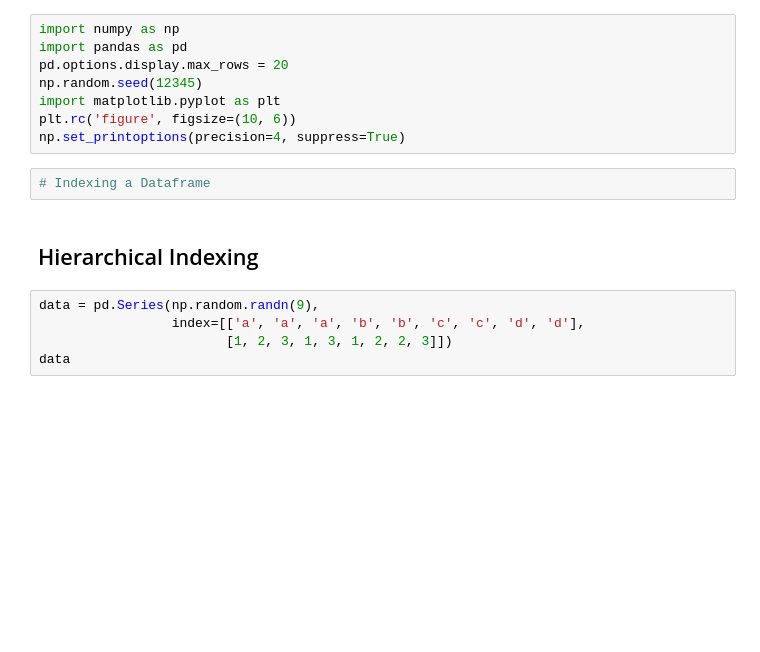
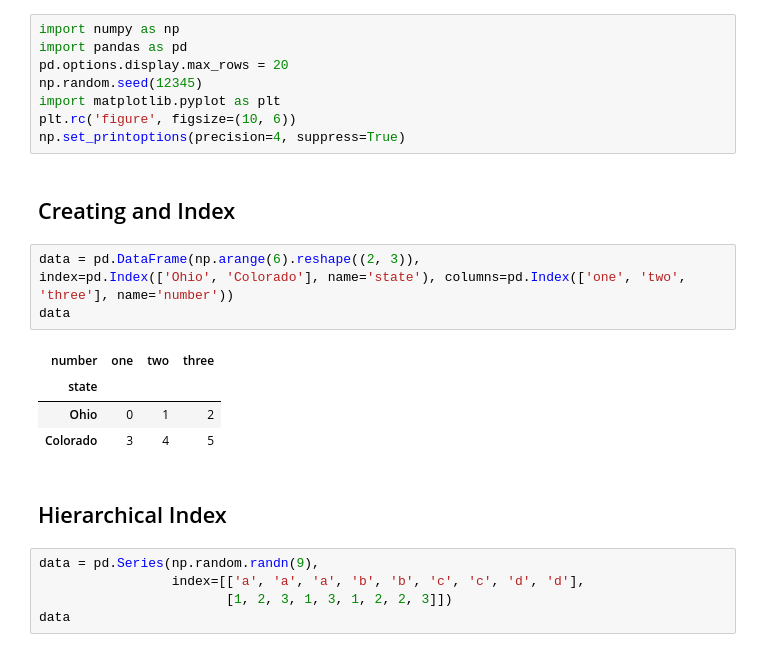
Before and after one commit to chalendony/wrangle, a Jupyter notebook: 3.Data_Wrangling_Reshaping.ipynb, the cells around one changed output. Drawn from its saved outputs; the diff is of its cells as text; blank space fills up the shorter version.

```diff
--- a/3.Data_Wrangling_Reshaping.ipynb
+++ b/3.Data_Wrangling_Reshaping.ipynb
@@ -8,10 +14,19 @@ np.random.seed(12345)
 import matplotlib.pyplot as plt
 plt.rc('figure', figsize=(10, 6))
 np.set_printoptions(precision=4, suppress=True)
-# %%
-# Indexing a Dataframe
+# %% [markdown]
+## Creating and Index
+# %%
+data = pd.DataFrame(np.arange(6).reshape((2, 3)),
+index=pd.Index(['Ohio', 'Colorado'], name='state'), columns=pd.Index(['one', 'two', 'three'], name='number'))
+data
+# %% [output]
+| number | one | two | three |
+| state |  |  |  |
+| Ohio | 0 | 1 | 2 |
+| Colorado | 3 | 4 | 5 |
 # %% [markdown]
-## Hierarchical Indexing
+## Hierarchical Index
 # %%
 data = pd.Series(np.random.randn(9),
                  index=[['a', 'a', 'a', 'b', 'b', 'c', 'c', 'd', 'd'],
```
Also changed, not shown: parts of 68 cells of this notebook, 7 other files.
